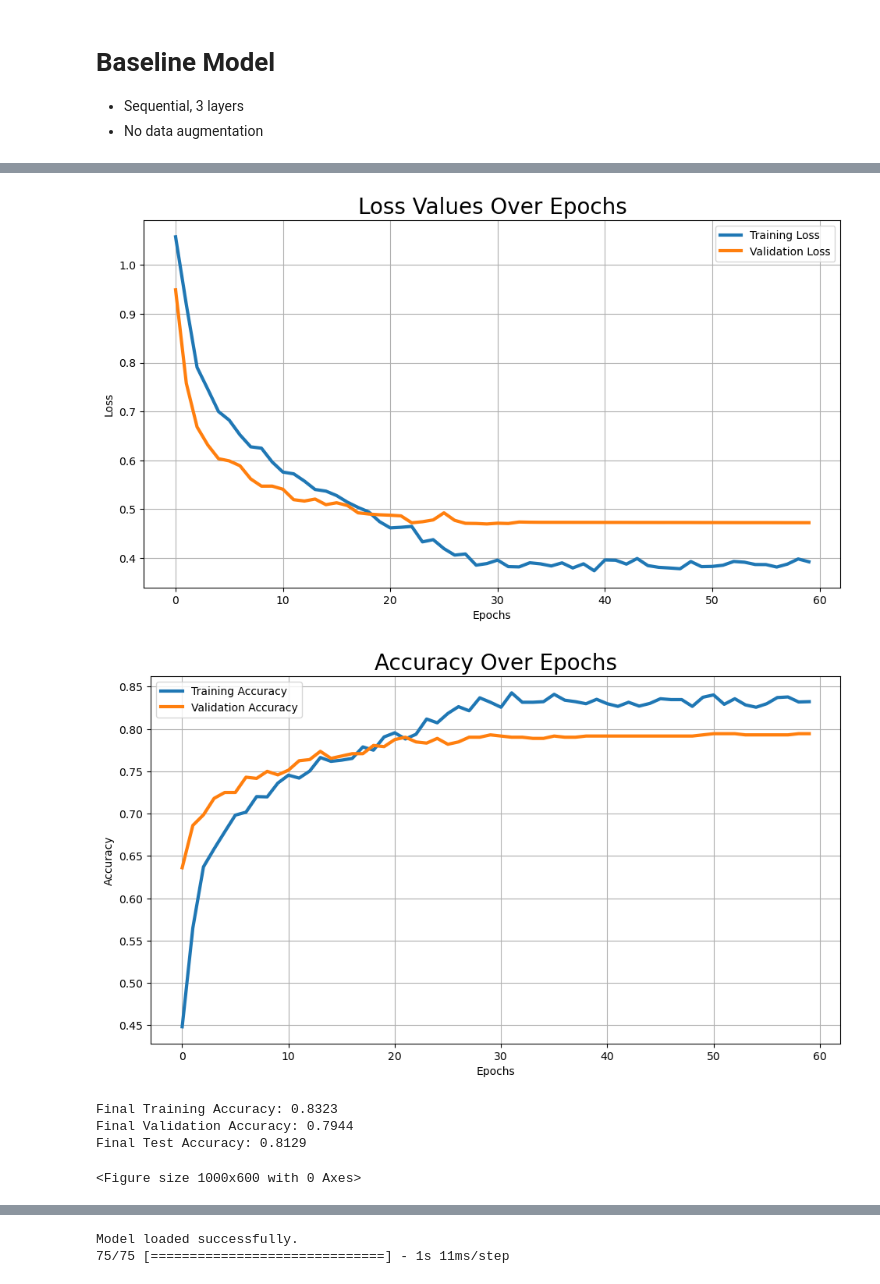
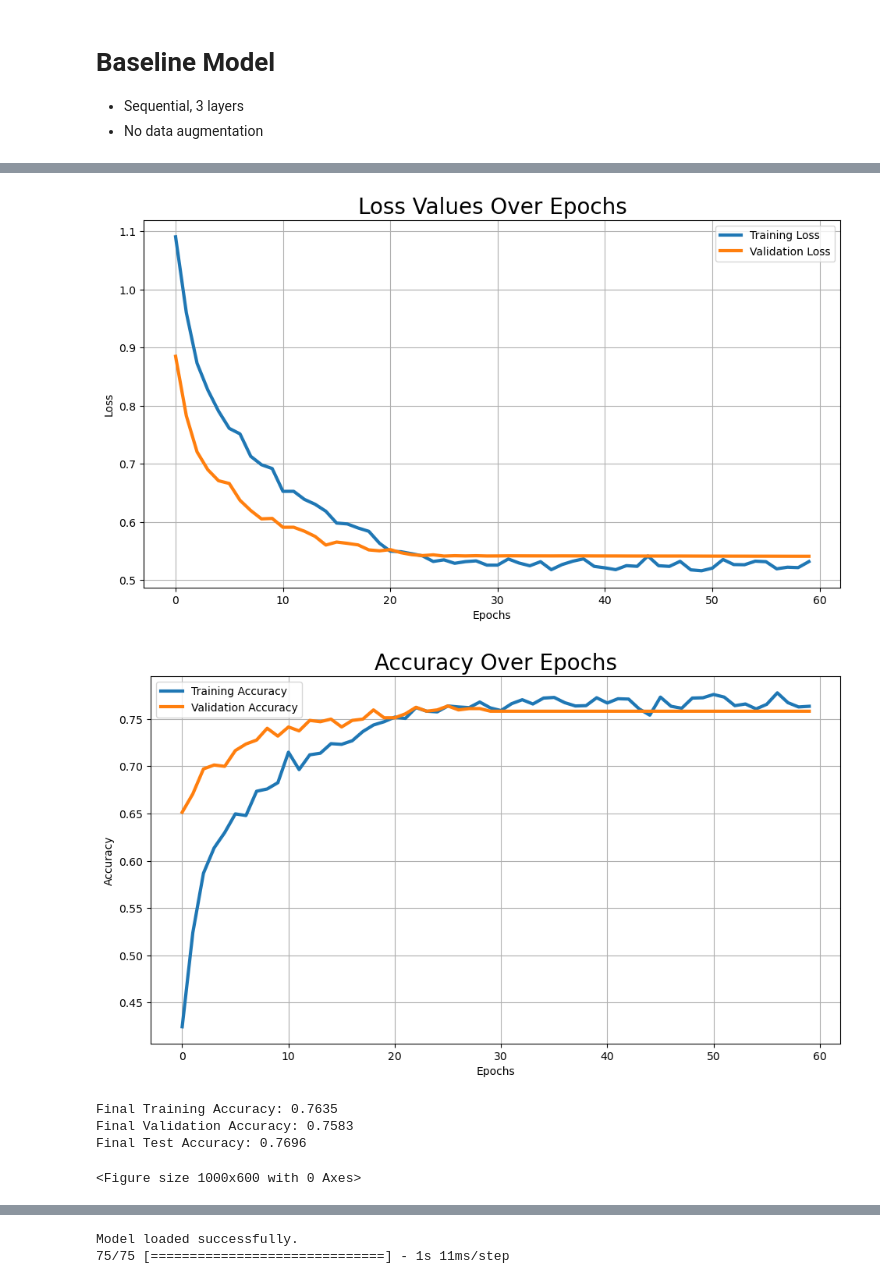
Before and after one commit to Gfatouras/Lung-X-Ray-Classifier, a Jupyter notebook: index.ipynb, the cells around one changed output, grey strips where cells are left out. Drawn from its saved outputs; the diff is of its cells as text; code cells hidden in the pictures.

```diff
--- a/index.ipynb
+++ b/index.ipynb
@@ -424,10 +422,11 @@ viral_pneumonia       0.91      0.96      0.93       789
 # %%
-use_saved_model = True
+use_saved_model = False
 # %%
-initial_learning_rate = 1e-5  # Set your initial learning rate here
+initial_learning_rate = 1e-5
 
-X_train = X_train.reshape(-1, 256, 256, 1)
-X_test = X_test.reshape(-1, 256, 256, 1)
+# Reshape the data to be compatible with the Dense layers
+X_train = X_train.reshape(-1, 256*256)  # Flatten the 256x256 images to 65536 features
+X_test = X_test.reshape(-1, 256*256)
 
 if use_saved_model:
     try:
@@ -449,16 +448,9 @@ if use_saved_model:
         use_saved_model = False
 
 if not use_saved_model:
-    # Define the new CNN model
+    # Define the new Dense-based model
     model = Sequential([
-        Conv2D(32, (3, 3), activation='relu', input_shape=(256, 256, 1)),
-        MaxPooling2D((2, 2)),
-        Conv2D(64, (3, 3), activation='relu'),
-        MaxPooling2D((2, 2)),
-        Conv2D(128, (3, 3), activation='relu'),
-        MaxPooling2D((2, 2)),
-        Flatten(),
-        Dense(512, activation='relu'),
+        Dense(512, activation='relu', input_shape=(256*256,)),  # Input shape is now 65536
         Dropout(0.5),
         Dense(256, activation='relu'),
         Dropout(0.5),
@@ -509,6 +516,6 @@ Model loaded successfully.
-[figure, old version]
+[figure, new version]
-[figure, old version]
+[figure, new version]
-Final Training Accuracy: 0.8323
-Final Validation Accuracy: 0.7944
-Final Test Accuracy: 0.8129
+Final Training Accuracy: 0.7635
+Final Validation Accuracy: 0.7583
+Final Test Accuracy: 0.7696
 <Figure size 1000x600 with 0 Axes>
```
Also changed, not shown: parts of 8 cells of this notebook, 9 other files.
